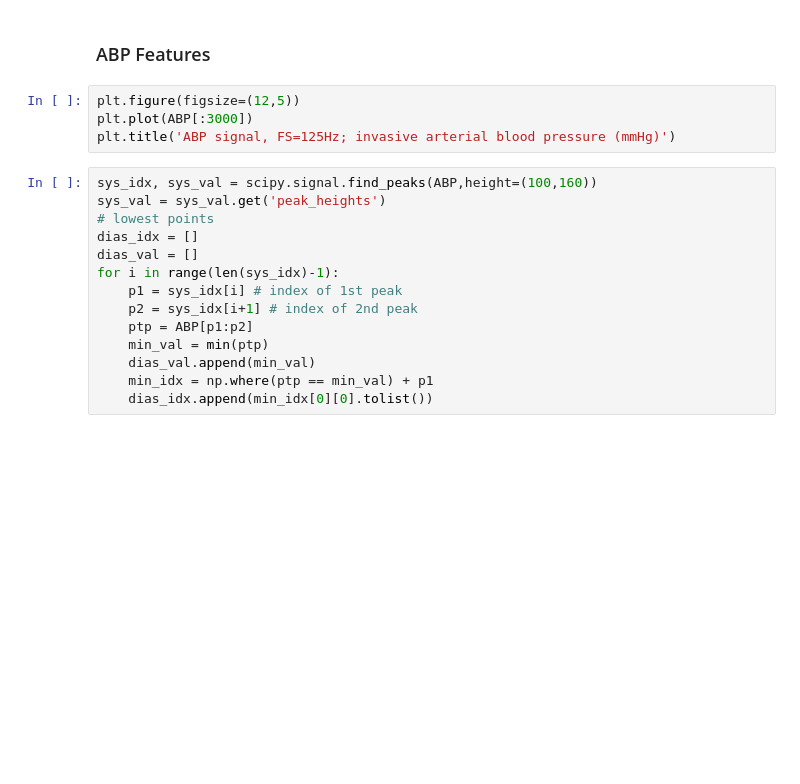
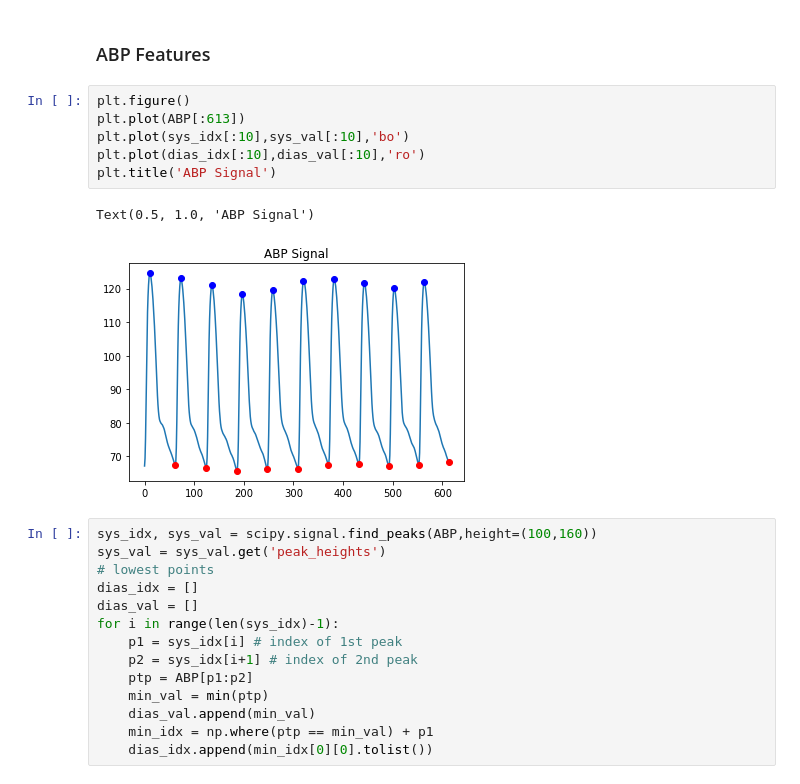
Before and after one commit to anr22156/VT_SeniorDesign, a Jupyter notebook: Algorithm_practice.ipynb, the cells around one changed output. Saved outputs shown, nothing was run; the diff lists cells and outputs as text; blank space fills up the shorter version.

```diff
--- a/Algorithm_practice.ipynb
+++ b/Algorithm_practice.ipynb
@@ -470,9 +497,14 @@ plt.plot(sdppg_dDA_point_idx[0:4],sdppg_dDA_point[0:4],'o')
 # %% [markdown]
 ### ABP Features
 # %%
-plt.figure(figsize=(12,5))
-plt.plot(ABP[:3000])
-plt.title('ABP signal, FS=125Hz; invasive arterial blood pressure (mmHg)')
+plt.figure()
+plt.plot(ABP[:613])
+plt.plot(sys_idx[:10],sys_val[:10],'bo')
+plt.plot(dias_idx[:10],dias_val[:10],'ro')
+plt.title('ABP Signal')
+# %% [output]
+Text(0.5, 1.0, 'ABP Signal')
+[figure, added]
 # %%
 sys_idx, sys_val = scipy.signal.find_peaks(ABP,height=(100,160))
 sys_val = sys_val.get('peak_heights')
```
Also changed, not shown: parts of 41 cells of this notebook, 2 other files.
